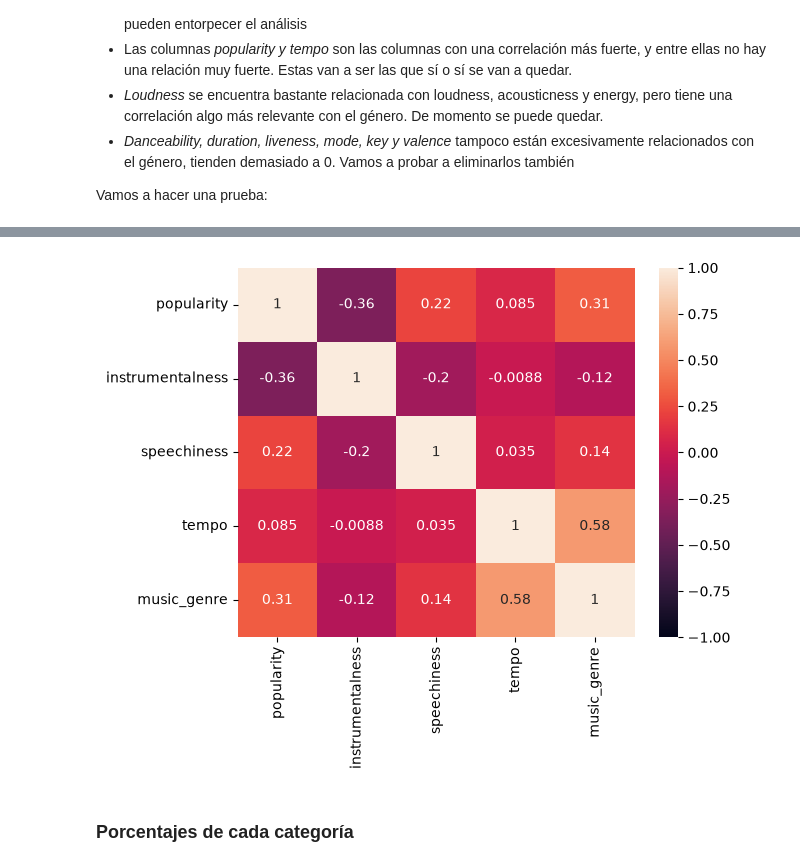
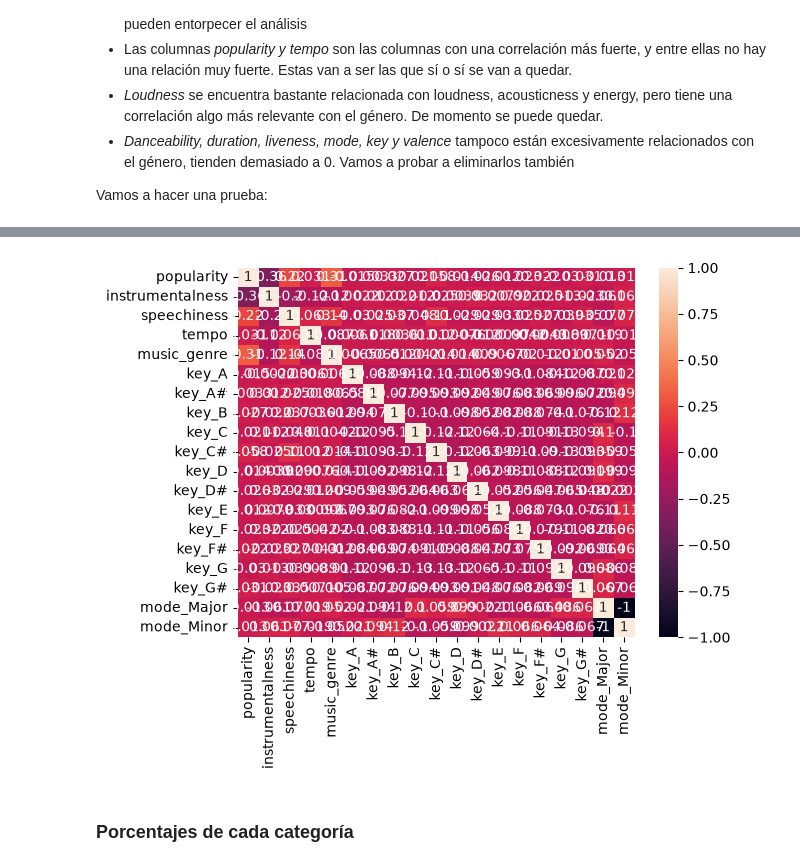
Before and after one commit to ErikAT04/PROYECTO1EVALPIA, a Jupyter notebook: Proyecto1PIA_ErikAmoToquero.ipynb, the cells around one changed output, grey strips where cells are left out. Saved outputs shown, nothing was run; the diff lists cells and outputs as text; code cells hidden in the pictures.

```diff
--- a/Proyecto1PIA_ErikAmoToquero.ipynb
+++ b/Proyecto1PIA_ErikAmoToquero.ipynb
@@ -147,16 +147,19 @@ Y esto nos deja un dataset con la siguiente estructura:
 # %% [markdown]
 ### 3.2. One Hit Encoding: Preparación de los datos
 # %%
-# Guardamos los Strings categóricos
-claves = df_canciones.key.unique().tolist()
-modos = df_canciones["mode"].unique().tolist()
-tempos = df_canciones["tempo"].unique().tolist()
+# Guardamos los Strings categóricos del género
 generos = df_canciones.music_genre.unique().tolist()
 
 # Atacamos a las categorías de golpe:
-df_canciones["key"] = df_canciones["key"].apply(lambda x: claves.index(x))
-df_canciones["mode"] = df_canciones["mode"].apply(lambda x: modos.index(x))
-df_canciones["tempo"] = df_canciones["tempo"].apply(lambda x: tempos.index(x))
+df_canciones = pd.get_dummies(
+    df_canciones,
+    columns=["key", "mode"],
+    dtype=int
+)
+df_canciones["tempo"] = pd.to_numeric(
+    df_canciones["tempo"], errors="coerce"
+)
+df_canciones["tempo"] = df_canciones["tempo"].fillna(df_canciones["tempo"].median())
 df_canciones["music_genre"] = df_canciones["music_genre"].apply(lambda x: generos.index(x))
 # %% [markdown]
 Comprobación:
@@ -238,7 +244,7 @@ De este Heatmap podemos aprovechar y sacar un par de conclusiones:
 
 Vamos a hacer una prueba:
 # %%
-df_prueba = df_limpio.drop(["acousticness", "energy", "loudness", "danceability", "duration_ms", "liveness", "mode", "key", "valence"], axis=1)
+df_prueba = df_limpio.drop(["acousticness", "energy", "loudness", "danceability", "duration_ms", "liveness", "valence"], axis=1)
 
 correlacion_prueba = df_prueba.corr()
 display(correlacion_prueba)
@@ -254,4 +271,4 @@ plt.show()
-[figure, old version]
+[figure, new version]
 # %% [markdown]
 ### Porcentajes de cada categoría
 # %%
```
Also changed, not shown: parts of 17 cells of this notebook.
